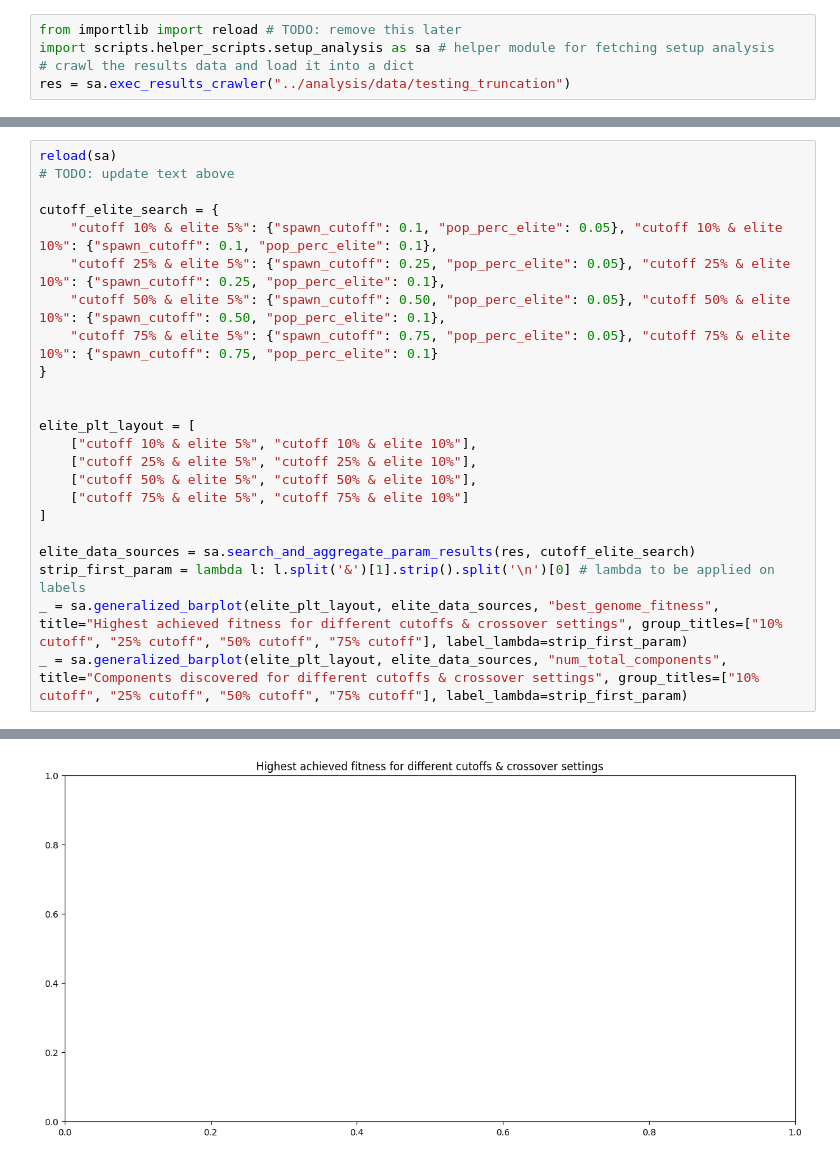
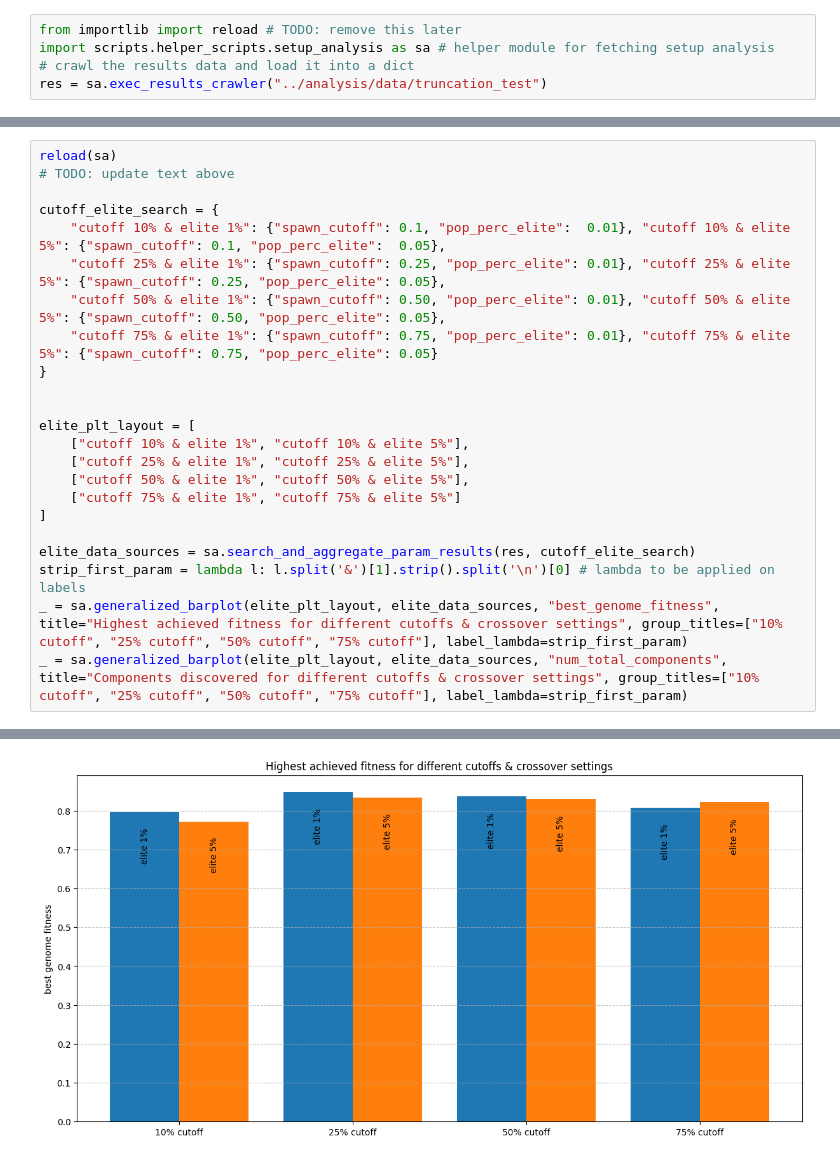
Before and after one commit to pastra98/EvolvePetriNets, a Jupyter notebook: analysis/analysis.ipynb, the cells around one changed output, grey strips where cells are left out. Cells and saved outputs as stored; diff of their text form.

Commit message:
done with truncation and roulette for now

```diff
--- a/analysis/analysis.ipynb
+++ b/analysis/analysis.ipynb
@@ -108,7 +98,7 @@ To investigate the hypothesis that spawn cutoff has the largest effect on achiev
 from importlib import reload # TODO: remove this later
 import scripts.helper_scripts.setup_analysis as sa # helper module for fetching setup analysis
 # crawl the results data and load it into a dict
-res = sa.exec_results_crawler("../analysis/data/testing_truncation")
+res = sa.exec_results_crawler("../analysis/data/truncation_test")
 # %% [output]
 Found cached results for setup_1
 Successfully loaded cached results for setup_1
@@ -183,18 +155,18 @@ reload(sa)
 # TODO: update text above
 
 cutoff_elite_search = {
-    "cutoff 10% & elite 5%": {"spawn_cutoff": 0.1, "pop_perc_elite": 0.05}, "cutoff 10% & elite 10%": {"spawn_cutoff": 0.1, "pop_perc_elite": 0.1},
-    "cutoff 25% & elite 5%": {"spawn_cutoff": 0.25, "pop_perc_elite": 0.05}, "cutoff 25% & elite 10%": {"spawn_cutoff": 0.25, "pop_perc_elite": 0.1},
-    "cutoff 50% & elite 5%": {"spawn_cutoff": 0.50, "pop_perc_elite": 0.05}, "cutoff 50% & elite 10%": {"spawn_cutoff": 0.50, "pop_perc_elite": 0.1},
-    "cutoff 75% & elite 5%": {"spawn_cutoff": 0.75, "pop_perc_elite": 0.05}, "cutoff 75% & elite 10%": {"spawn_cutoff": 0.75, "pop_perc_elite": 0.1}
+    "cutoff 10% & elite 1%": {"spawn_cutoff": 0.1, "pop_perc_elite":  0.01}, "cutoff 10% & elite 5%": {"spawn_cutoff": 0.1, "pop_perc_elite":  0.05},
+    "cutoff 25% & elite 1%": {"spawn_cutoff": 0.25, "pop_perc_elite": 0.01}, "cutoff 25% & elite 5%": {"spawn_cutoff": 0.25, "pop_perc_elite": 0.05},
+    "cutoff 50% & elite 1%": {"spawn_cutoff": 0.50, "pop_perc_elite": 0.01}, "cutoff 50% & elite 5%": {"spawn_cutoff": 0.50, "pop_perc_elite": 0.05},
+    "cutoff 75% & elite 1%": {"spawn_cutoff": 0.75, "pop_perc_elite": 0.01}, "cutoff 75% & elite 5%": {"spawn_cutoff": 0.75, "pop_perc_elite": 0.05}
 }
 
 
 elite_plt_layout = [
-    ["cutoff 10% & elite 5%", "cutoff 10% & elite 10%"],
-    ["cutoff 25% & elite 5%", "cutoff 25% & elite 10%"],
-    ["cutoff 50% & elite 5%", "cutoff 50% & elite 10%"],
-    ["cutoff 75% & elite 5%", "cutoff 75% & elite 10%"]
+    ["cutoff 10% & elite 1%", "cutoff 10% & elite 5%"],
+    ["cutoff 25% & elite 1%", "cutoff 25% & elite 5%"],
+    ["cutoff 50% & elite 1%", "cutoff 50% & elite 5%"],
+    ["cutoff 75% & elite 1%", "cutoff 75% & elite 5%"]
 ]
 
 elite_data_sources = sa.search_and_aggregate_param_results(res, cutoff_elite_search)
@@ -206 +193 @@ ValueError: Data source 'cutoff 10% & elite 5%' not found in data_sources
-[figure, old version]
+[figure, new version]
```
Also changed, not shown: parts of 52 cells of this notebook, 1 other file.
